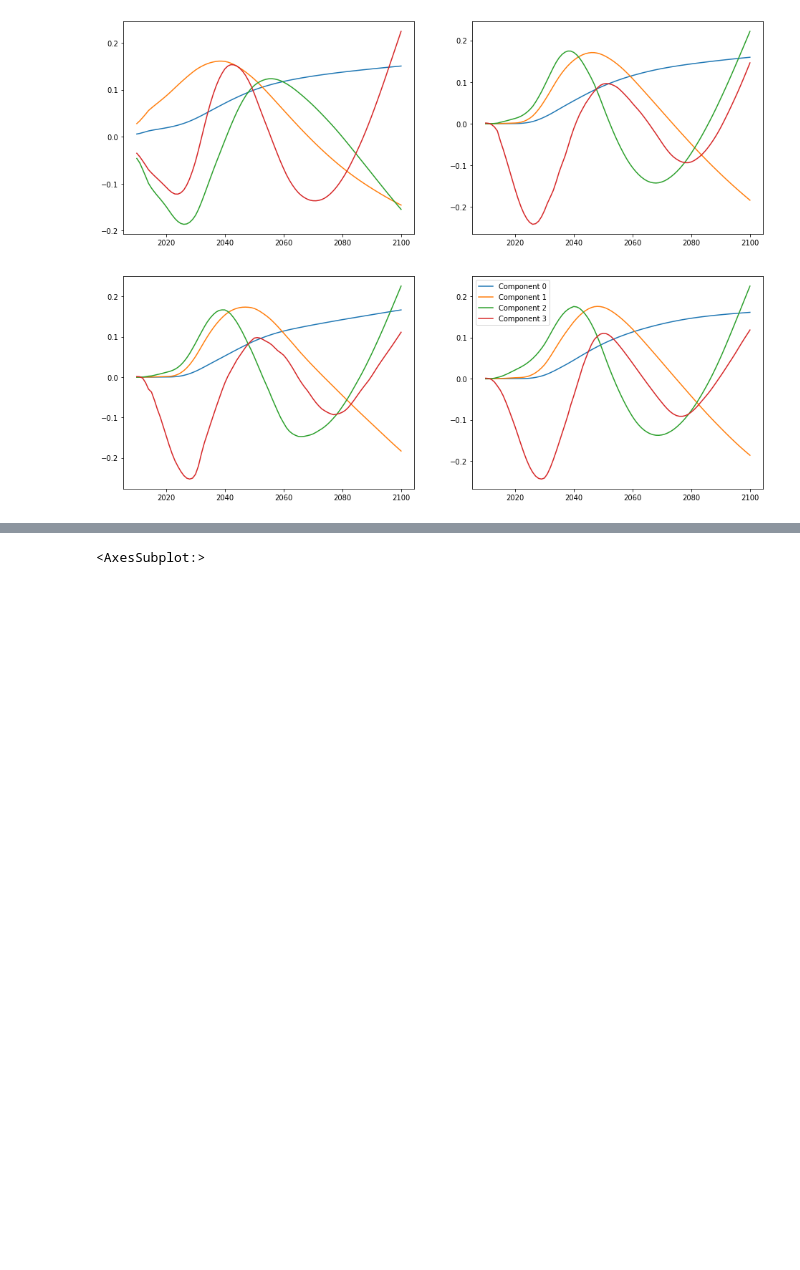
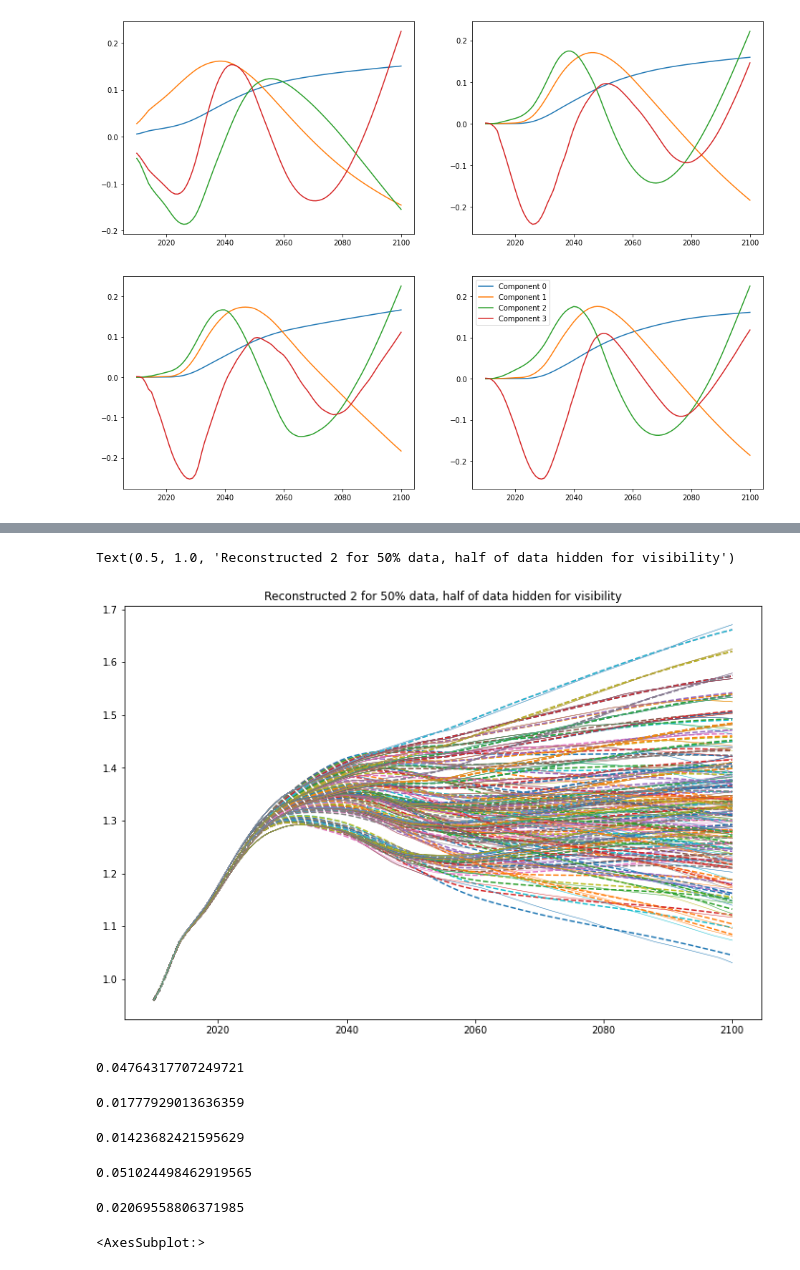
Before and after one commit to Rlamboll/PROVIDEemissions, a Jupyter notebook: notebooks/CompressPathways.ipynb, the cells around one changed output, grey strips where cells are left out. Saved outputs shown, nothing was run; the diff lists cells and outputs as text; code cells hidden in the pictures; blank space fills up the shorter version.

```diff
--- a/notebooks/CompressPathways.ipynb
+++ b/notebooks/CompressPathways.ipynb
@@ -186,3 +191,36 @@ temps_50.transpose().plot(legend=False, ax=ax, linewidth=0.5)
+# %%
+plt.figure(figsize=(12, 8))
+ax = plt.subplot(111)
+temp_temp = pd.DataFrame(reconstructed2[50], columns=times)
+temp_temp.head(150).transpose().plot(ax=ax, legend=False, linestyle="--")
+temps_50.head(150).transpose().plot(legend=False, ax=ax, linewidth=0.5)
+plt.title("Reconstructed 2 for 50% data, half of data hidden for visibility")
+# %% [output]
+Text(0.5, 1.0, 'Reconstructed 2 for 50% data, half of data hidden for visibility')
+[figure, added]
+# %%
+# Accuracy at reconstructing only one quantile from results fitted to itself with only 2 or 3 components
+(pd.DataFrame(reconstructed2[50], columns=times) - temp_data[50]).values.max()
+# %% [output]
+0.04764317707249721
+# %%
+(pd.DataFrame(reconstructed3[50], columns=times) - temp_data[50]).values.max()
+# %% [output]
+0.01777929013636359
+# %%
+(pd.DataFrame(reconstructed4[50], columns=times) - temp_data[50]).values.max()
+# %% [output]
+0.01423682421595629
+# %%
+# However reconstructing all quantiles with results fitted to all quantiles is much less accurate with 3 components
+(pd.DataFrame(reconstructed3["all"], columns=times).reset_index(drop=True) - temp_data["all"].reset_index(drop=True)).values.max()
+# %% [output]
+0.051024498462919565
+# %%
+# Even 4 isn't that accurate
+(pd.DataFrame(reconstructed4["all"], columns=times).reset_index(drop=True) - temp_data["all"].reset_index(drop=True)).values.max()
+# %% [output]
+0.02069558806371985
 # %%
 plt.figure(figsize=(12, 8))
 ax = plt.subplot(111)
```
Also changed, not shown: parts of 14 cells of this notebook, 1 other file.
